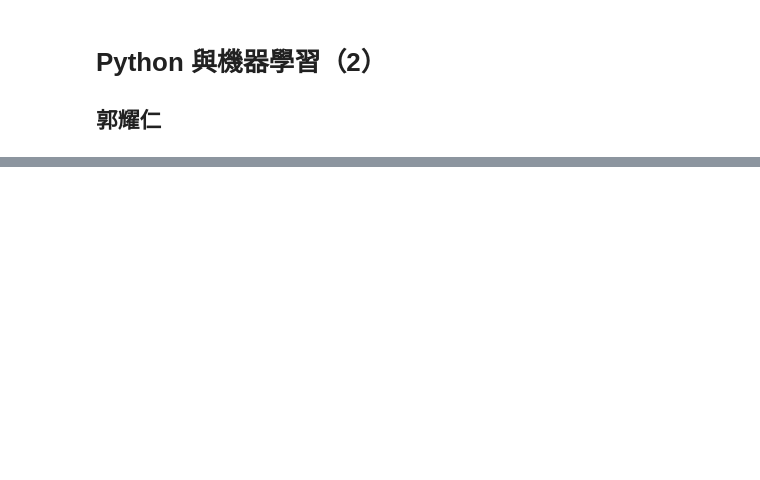
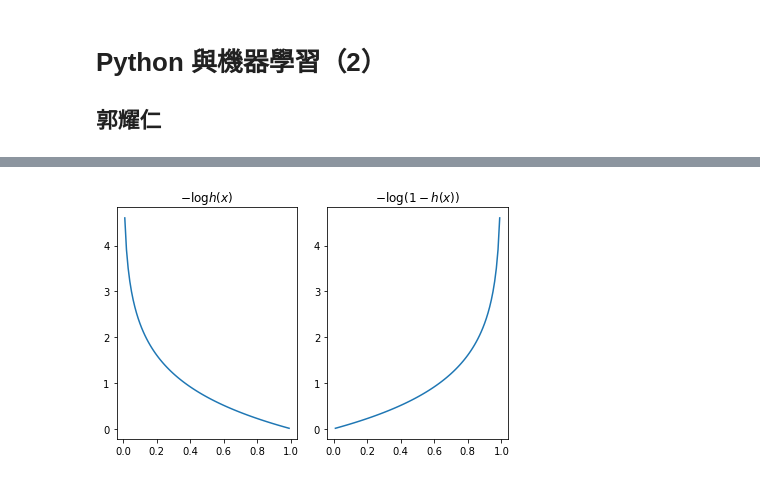
Before and after one commit to yaojenkuo/python_4_ds, a Jupyter notebook: ch12.ipynb, the cells around one changed output, grey strips where cells are left out. Cells and saved outputs as stored; diff of their text form; code cells hidden in the pictures; blank space fills up the shorter version.

```diff
--- a/ch12.ipynb
+++ b/ch12.ipynb
@@ -111,0 +109,17 @@ plt.show()
+# %%
+import matplotlib.pyplot as plt
+import numpy as np
+
+x = np.arange(0.01, 1, 0.01)
+y1 = -np.log(x)
+y2 = -np.log(1 - x)
+plt.subplot(1, 2, 1)
+plt.plot(x, y1)
+plt.title("$-\log{h(x)}$")
+plt.subplot(1, 2, 2)
+plt.plot(x, y2)
+plt.title("$-\log{(1-h(x))}$")
+plt.tight_layout()
+plt.show()
+# %% [output]
+[figure, added]
```
Also changed, not shown: parts of 22 cells of this notebook, 1 other file.
